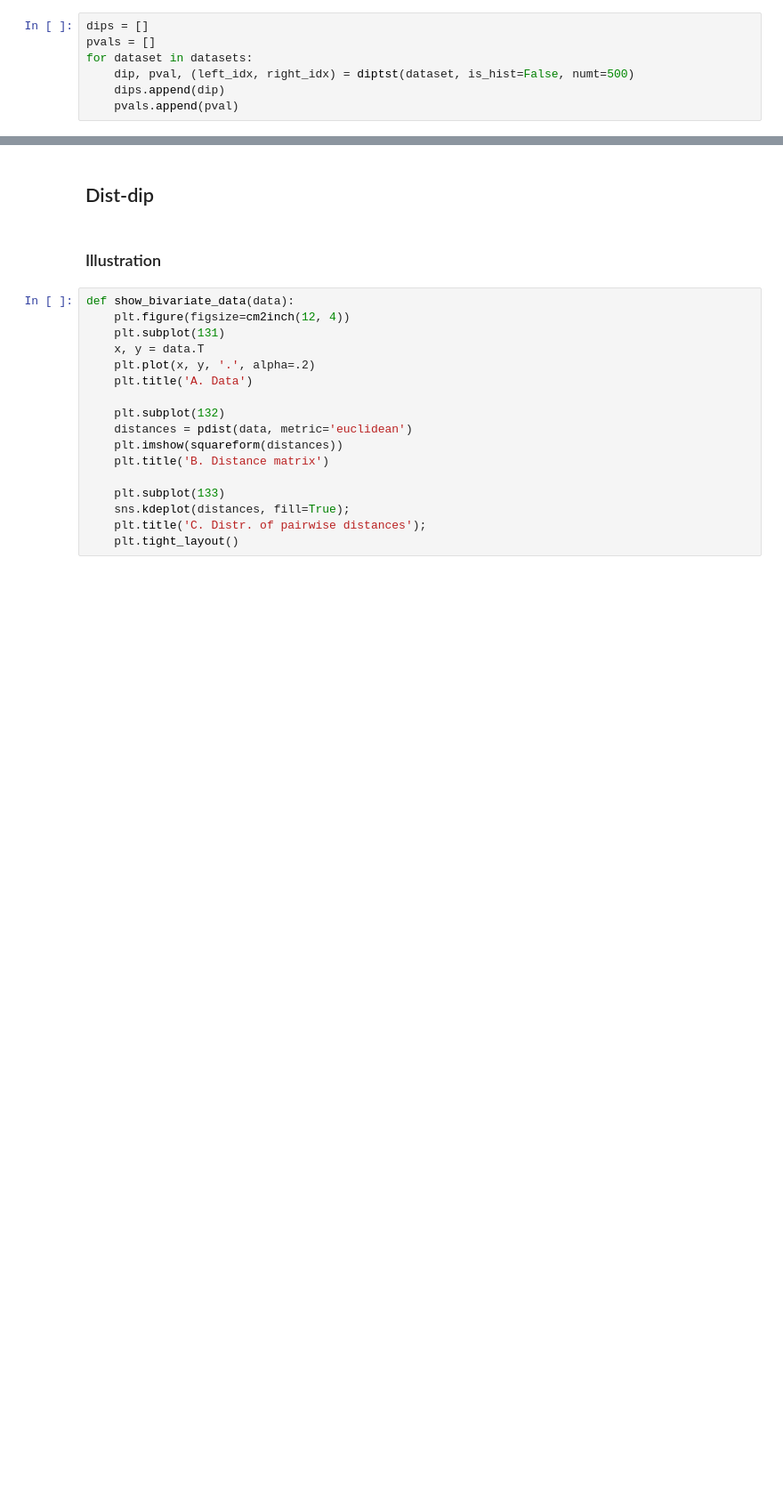
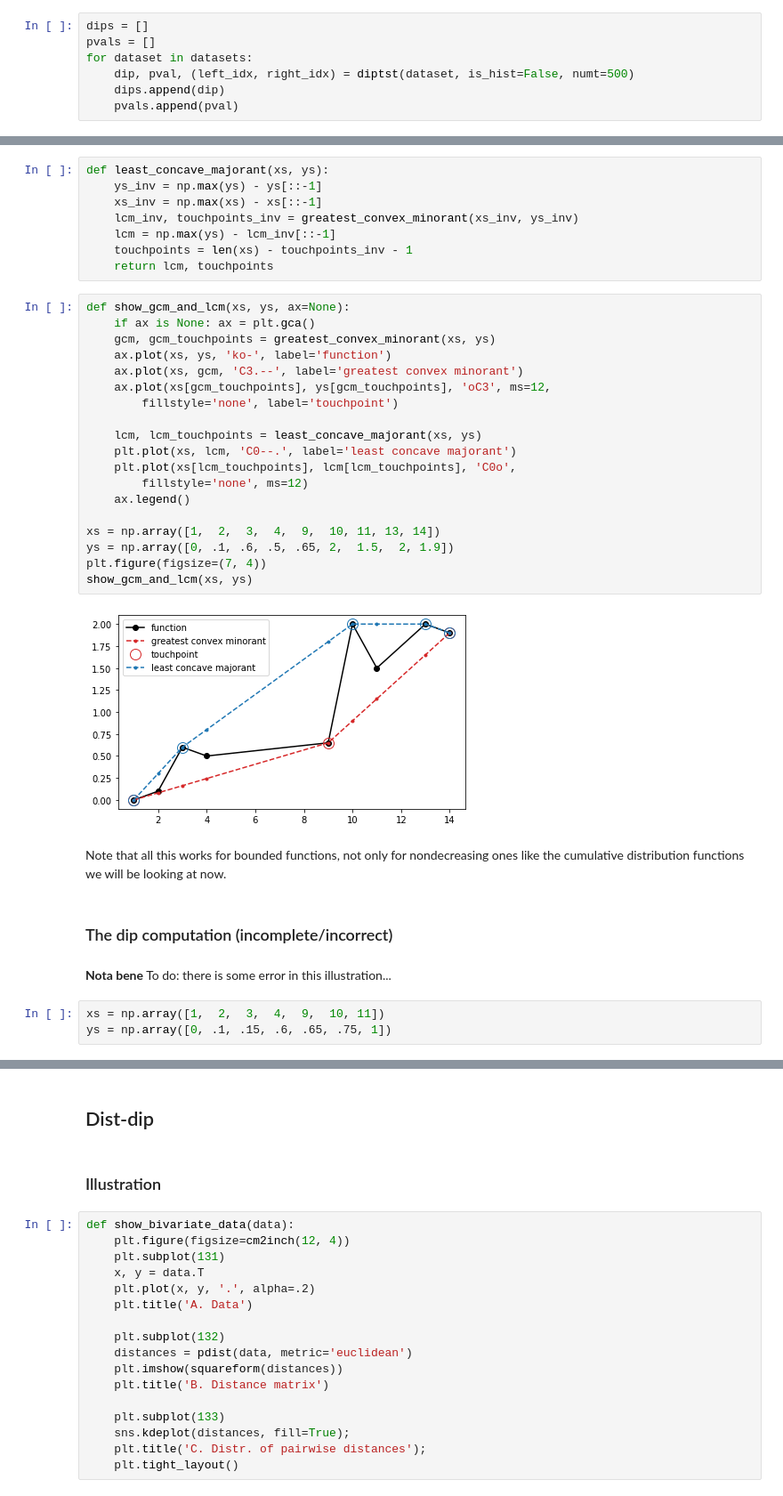
Before and after one commit to bacor/shapes-of-music, a Jupyter notebook: clean_notebooks/Dist-dip test illustration.ipynb, the cells around one changed output, grey strips where cells are left out. Shown at 89% size. Cells and saved outputs as stored; diff of their text form; blank space fills up the shorter version.

```diff
--- a/clean_notebooks/Dist-dip test illustration.ipynb
+++ b/clean_notebooks/Dist-dip test illustration.ipynb
@@ -248,0 +238,39 @@ def dip_fn2(dat, is_hist=False, just_dip=False):
+# %%
+def least_concave_majorant(xs, ys):
+    ys_inv = np.max(ys) - ys[::-1]
+    xs_inv = np.max(xs) - xs[::-1]
+    lcm_inv, touchpoints_inv = greatest_convex_minorant(xs_inv, ys_inv)
+    lcm = np.max(ys) - lcm_inv[::-1]
+    touchpoints = len(xs) - touchpoints_inv - 1
+    return lcm, touchpoints
+# %%
+def show_gcm_and_lcm(xs, ys, ax=None):
+    if ax is None: ax = plt.gca()
+    gcm, gcm_touchpoints = greatest_convex_minorant(xs, ys)
+    ax.plot(xs, ys, 'ko-', label='function')
+    ax.plot(xs, gcm, 'C3.--', label='greatest convex minorant')
+    ax.plot(xs[gcm_touchpoints], ys[gcm_touchpoints], 'oC3', ms=12,
+        fillstyle='none', label='touchpoint')
+
+    lcm, lcm_touchpoints = least_concave_majorant(xs, ys)
+    plt.plot(xs, lcm, 'C0--.', label='least concave majorant')
+    plt.plot(xs[lcm_touchpoints], lcm[lcm_touchpoints], 'C0o',
+        fillstyle='none', ms=12)
+    ax.legend()
+
+xs = np.array([1,  2,  3,  4,  9,  10, 11, 13, 14])
+ys = np.array([0, .1, .6, .5, .65, 2,  1.5,  2, 1.9])
+plt.figure(figsize=(7, 4))
+show_gcm_and_lcm(xs, ys)
+# %% [output]
+[figure, added]
+# %% [markdown]
+Note that all this works for bounded functions, not only for nondecreasing ones
+like the cumulative distribution functions we will be looking at now.
+# %% [markdown]
+### The dip computation (incomplete/incorrect)
+# %% [markdown]
+**Nota bene** To do: there is some error in this illustration...
+# %%
+xs = np.array([1,  2,  3,  4,  9,  10, 11])
+ys = np.array([0, .1, .15, .6, .65, .75, 1])
```
Also changed, not shown: parts of 32 cells of this notebook, 3 other files.
